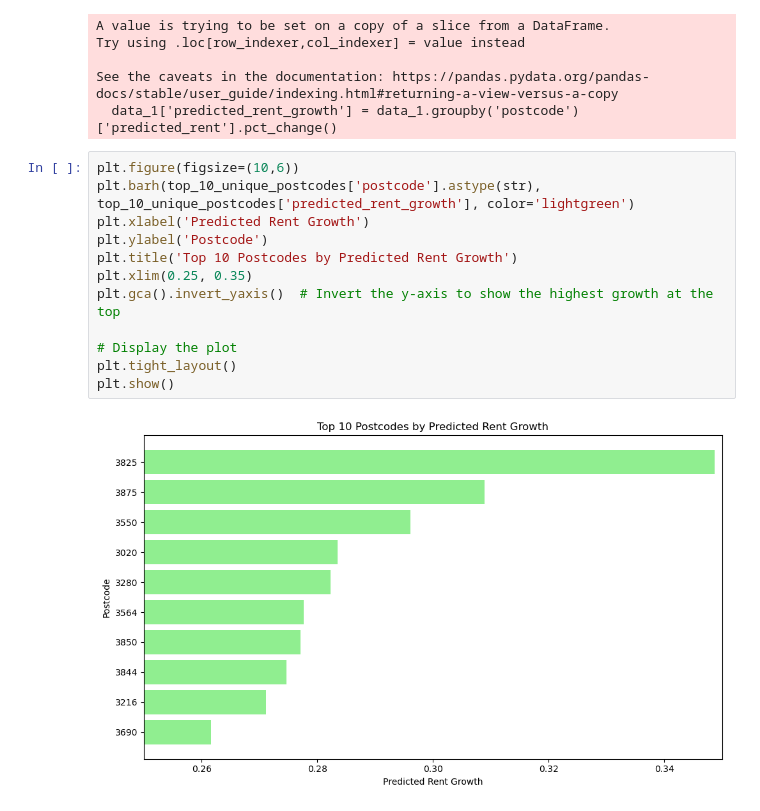
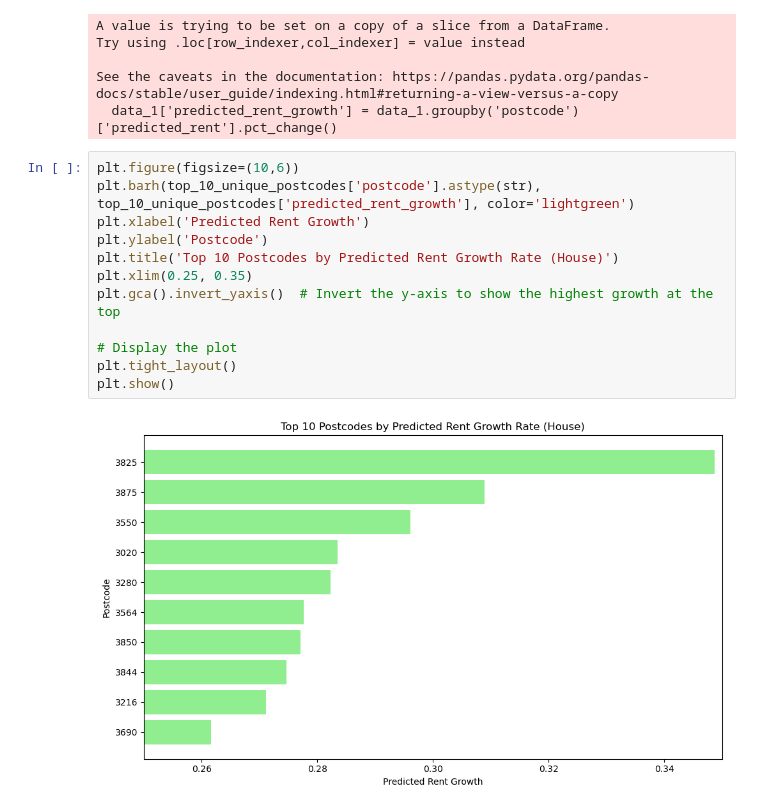
Before and after one commit to MAST30034-AppliedDataScience/project-2-group-real-estate-industry-project-16, a Jupyter notebook: notebooks/Analysis/growth_rate.ipynb, the cells around one changed output. Drawn from its saved outputs; the diff is of its cells as text.

```diff
--- a/notebooks/Analysis/growth_rate.ipynb
+++ b/notebooks/Analysis/growth_rate.ipynb
@@ -99,14 +99,14 @@ See the caveats in the documentation: https://pandas.pydata.org/pandas-docs/stab
 # %%
 plt.figure(figsize=(10,6))
 plt.barh(top_10_unique_postcodes['postcode'].astype(str), top_10_unique_postcodes['predicted_rent_growth'], color='lightgreen')
 plt.xlabel('Predicted Rent Growth')
 plt.ylabel('Postcode')
-plt.title('Top 10 Postcodes by Predicted Rent Growth')
+plt.title('Top 10 Postcodes by Predicted Rent Growth Rate (House)')
 plt.xlim(0.25, 0.35)
 plt.gca().invert_yaxis()  # Invert the y-axis to show the highest growth at the top
 
 # Display the plot
 plt.tight_layout()
 plt.show()
 # %% [output]
-[figure, old version]
+[figure, new version]
```
Also changed, not shown: parts of 2 cells of this notebook.
